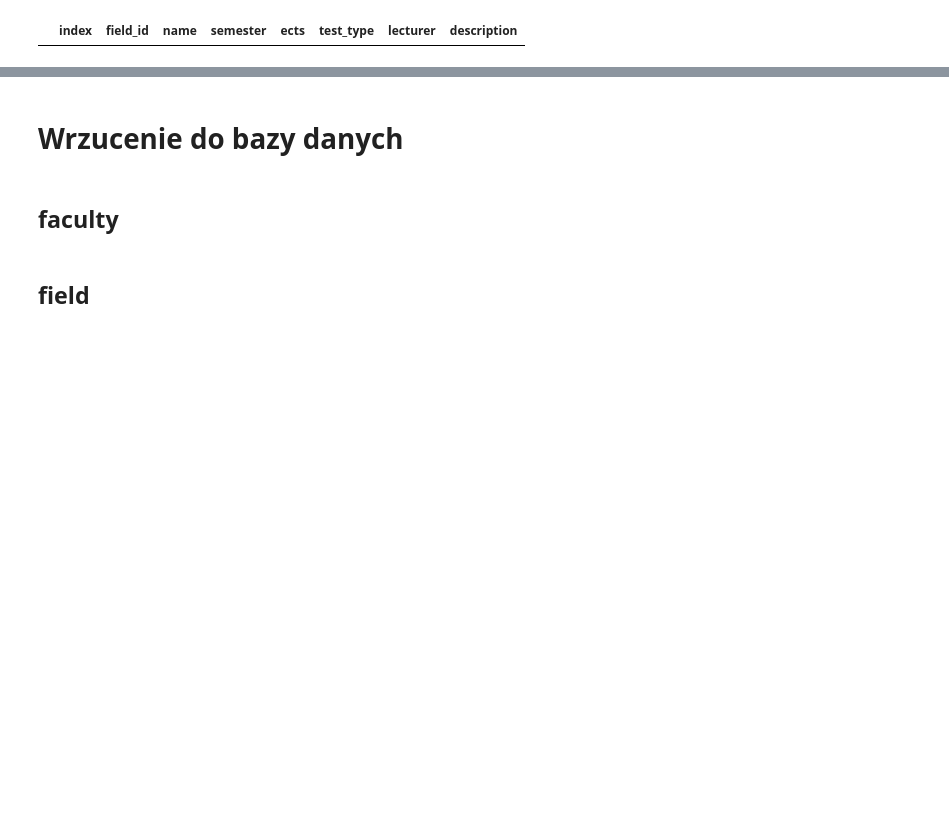
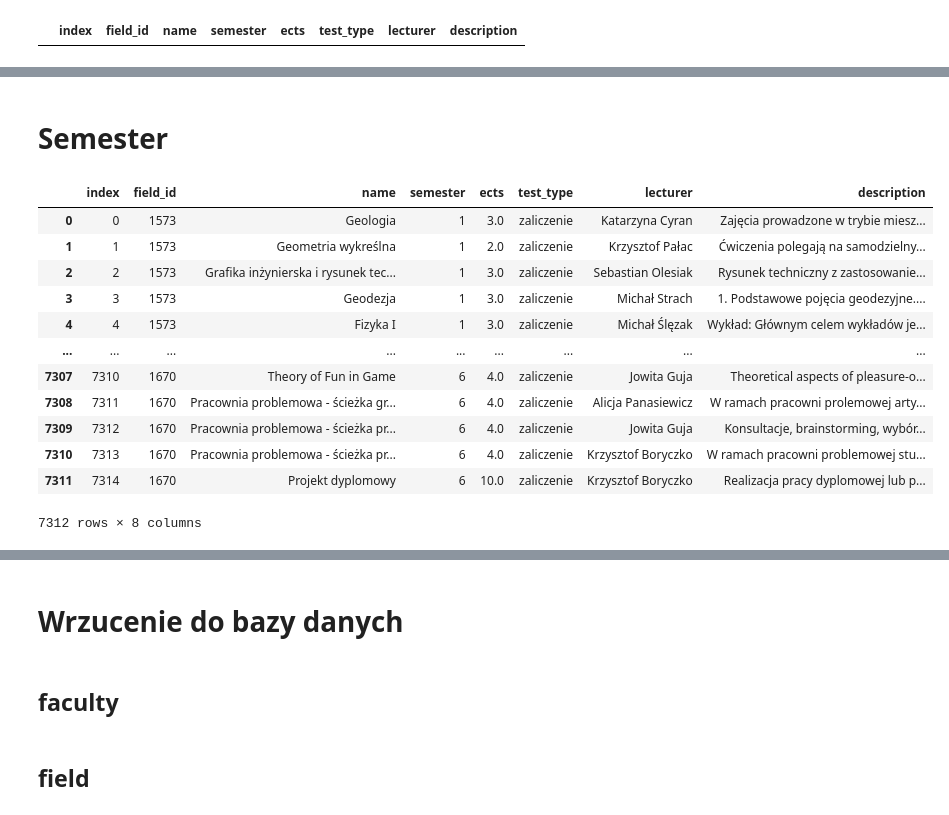
Before and after one commit to Julnowak/MiUn-Student-App, a Jupyter notebook: backend/concatenate_sylabus_data.ipynb, the cells around one changed output, grey strips where cells are left out. Saved outputs shown, nothing was run; the diff lists cells and outputs as text; code cells hidden in the pictures; blank space fills up the shorter version.

```diff
--- a/backend/concatenate_sylabus_data.ipynb
+++ b/backend/concatenate_sylabus_data.ipynb
@@ -489 +485,3 @@ course_field_df
 7312 rows × 2 columns
+# %% [markdown]
+# Semester
@@ -489,0 +490,16 @@ course_field_df
+# %%
+course_df
+# %% [output]
+|  | index | field_id | name | semester | ects | test_type | lecturer | description |
+| 0 | 0 | 1573 | Geologia | 1 | 3.0 | zaliczenie | Katarzyna Cyran | Zajęcia prowadzone w trybie miesz... |
+| 1 | 1 | 1573 | Geometria wykreślna | 1 | 2.0 | zaliczenie | Krzysztof Pałac | Ćwiczenia polegają na samodzielny... |
+| 2 | 2 | 1573 | Grafika inżynierska i rysunek tec... | 1 | 3.0 | zaliczenie | Sebastian Olesiak | Rysunek techniczny z zastosowanie... |
+| 3 | 3 | 1573 | Geodezja | 1 | 3.0 | zaliczenie | Michał Strach | 1. Podstawowe pojęcia geodezyjne.... |
+| 4 | 4 | 1573 | Fizyka I | 1 | 3.0 | zaliczenie | Michał Ślęzak | Wykład: Głównym celem wykładów je... |
+| ... | ... | ... | ... | ... | ... | ... | ... | ... |
+| 7307 | 7310 | 1670 | Theory of Fun in Game | 6 | 4.0 | zaliczenie | Jowita Guja | Theoretical aspects of pleasure-o... |
+| 7308 | 7311 | 1670 | Pracownia problemowa - ścieżka gr... | 6 | 4.0 | zaliczenie | Alicja Panasiewicz | W ramach pracowni prolemowej arty... |
+| 7309 | 7312 | 1670 | Pracownia problemowa - ścieżka pr... | 6 | 4.0 | zaliczenie | Jowita Guja | Konsultacje, brainstorming, wybór... |
+| 7310 | 7313 | 1670 | Pracownia problemowa - ścieżka pr... | 6 | 4.0 | zaliczenie | Krzysztof Boryczko | W ramach pracowni problemowej stu... |
+| 7311 | 7314 | 1670 | Projekt dyplomowy | 6 | 10.0 | zaliczenie | Krzysztof Boryczko | Realizacja pracy dyplomowej lub p... |
+7312 rows × 8 columns
```
Also changed, not shown: parts of 34 cells of this notebook, 1 other file.
